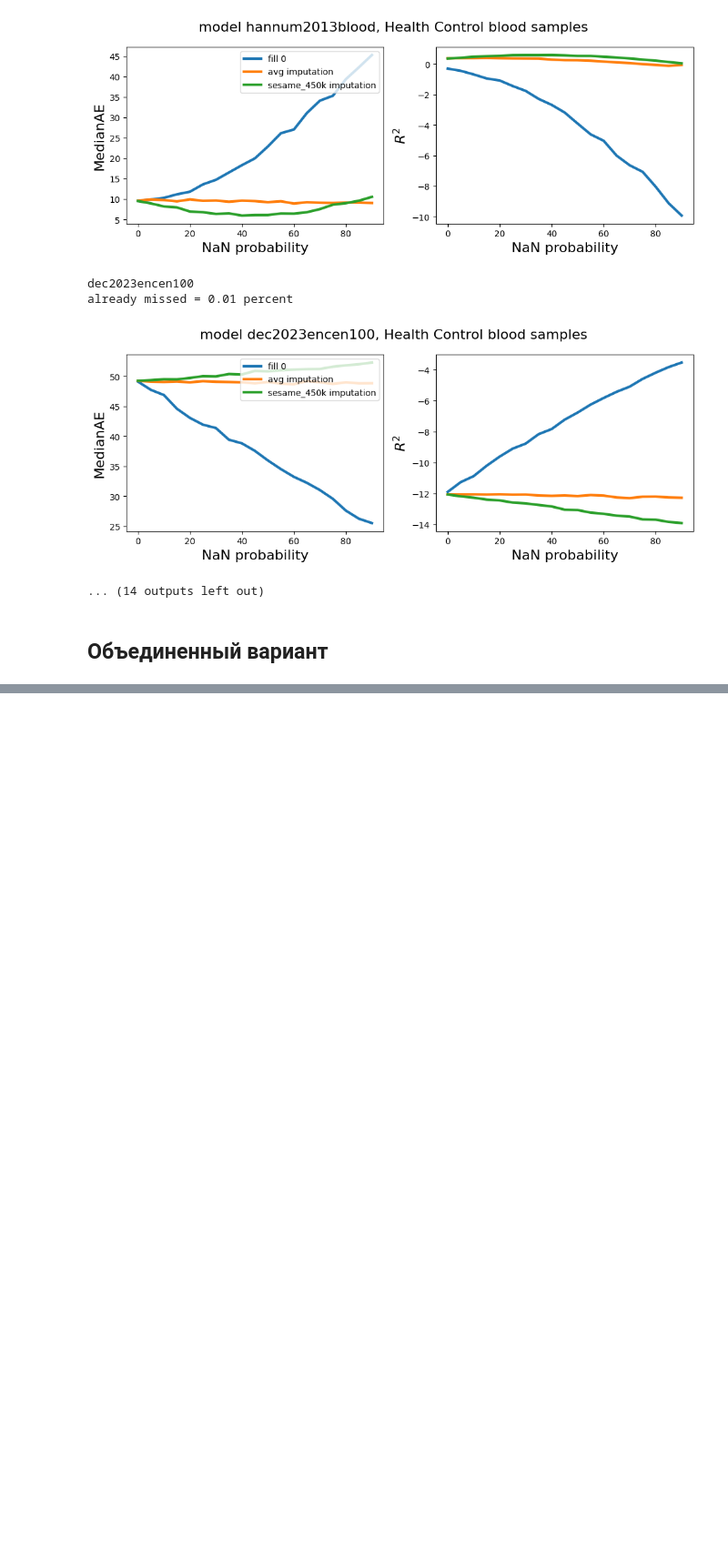
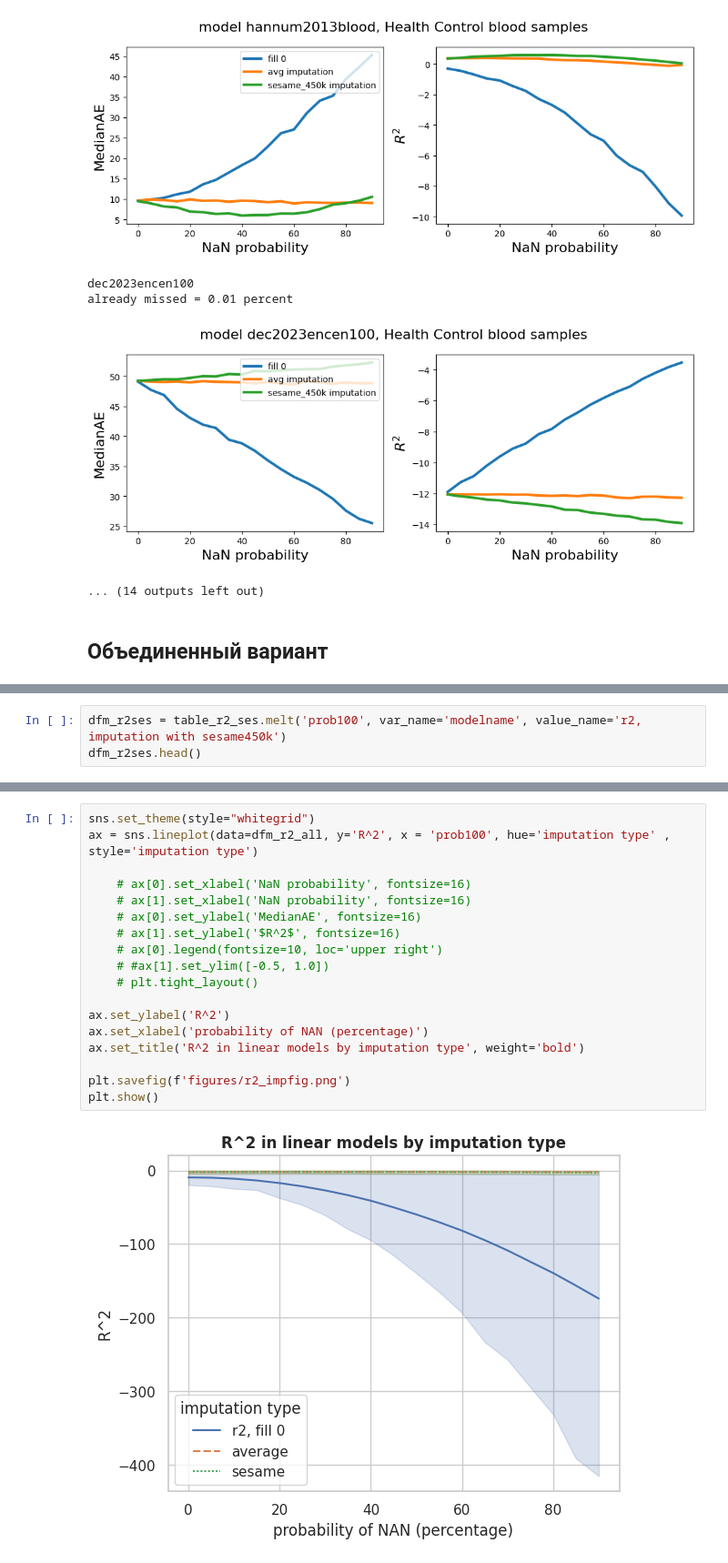
Before and after one commit to ComputationalAgingLab/ComputAge, a Jupyter notebook: imputation_linmodels.ipynb, the cells around one changed output, grey strips where cells are left out. Shown at 91% size. Cells and saved outputs as stored; diff of their text form; blank space fills up the shorter version.

```diff
--- a/imputation_linmodels.ipynb
+++ b/imputation_linmodels.ipynb
@@ -327,0 +418,3 @@ table_mae0 = pd.concat(mae_0_list, )
+# %%
+dfm_r2ses = table_r2_ses.melt('prob100', var_name='modelname', value_name='r2, imputation with sesame450k')
+dfm_r2ses.head()
@@ -327,0 +517,20 @@ table_mae0 = pd.concat(mae_0_list, )
+# %%
+sns.set_theme(style="whitegrid")
+ax = sns.lineplot(data=dfm_r2_all, y='R^2', x = 'prob100', hue='imputation type' , style='imputation type')
+
+    # ax[0].set_xlabel('NaN probability', fontsize=16)
+    # ax[1].set_xlabel('NaN probability', fontsize=16)
+    # ax[0].set_ylabel('MedianAE', fontsize=16)
+    # ax[1].set_ylabel('$R^2$', fontsize=16)
+    # ax[0].legend(fontsize=10, loc='upper right')
+    # #ax[1].set_ylim([-0.5, 1.0])
+    # plt.tight_layout()
+
+ax.set_ylabel('R^2')
+ax.set_xlabel('probability of NAN (percentage)')
+ax.set_title('R^2 in linear models by imputation type', weight='bold')
+
+plt.savefig(f'figures/r2_impfig.png')
+plt.show()
+# %% [output]
+[figure, added]
```
Also changed, not shown: parts of 17 cells of this notebook, 10 other files.
